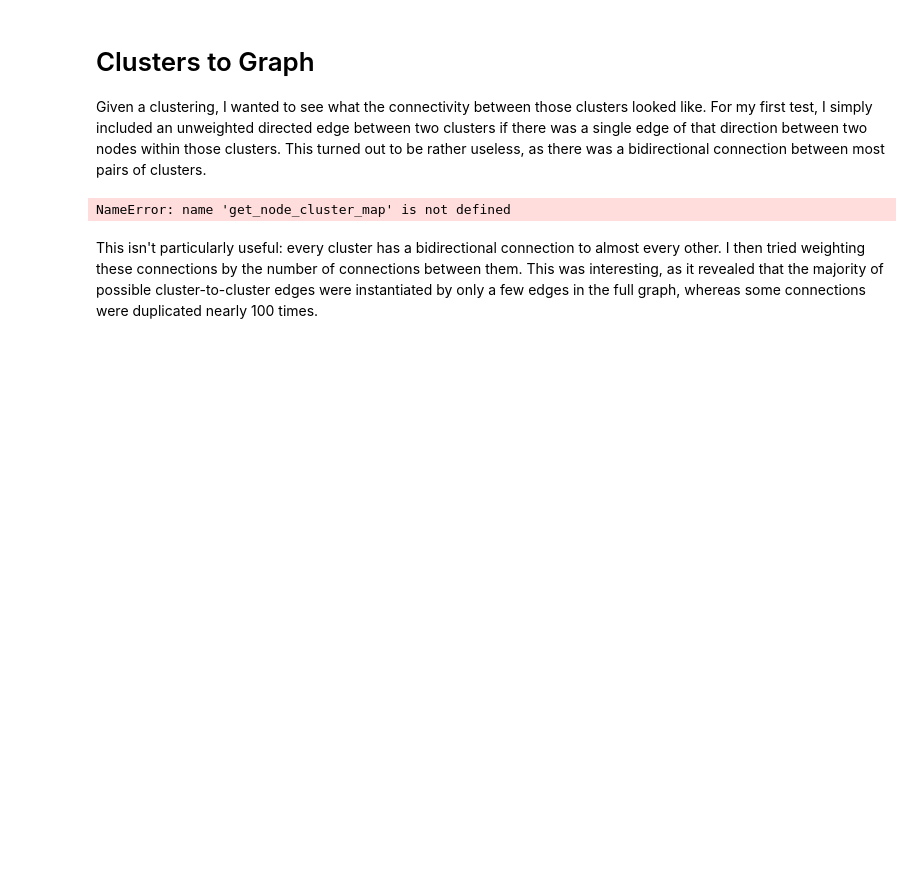
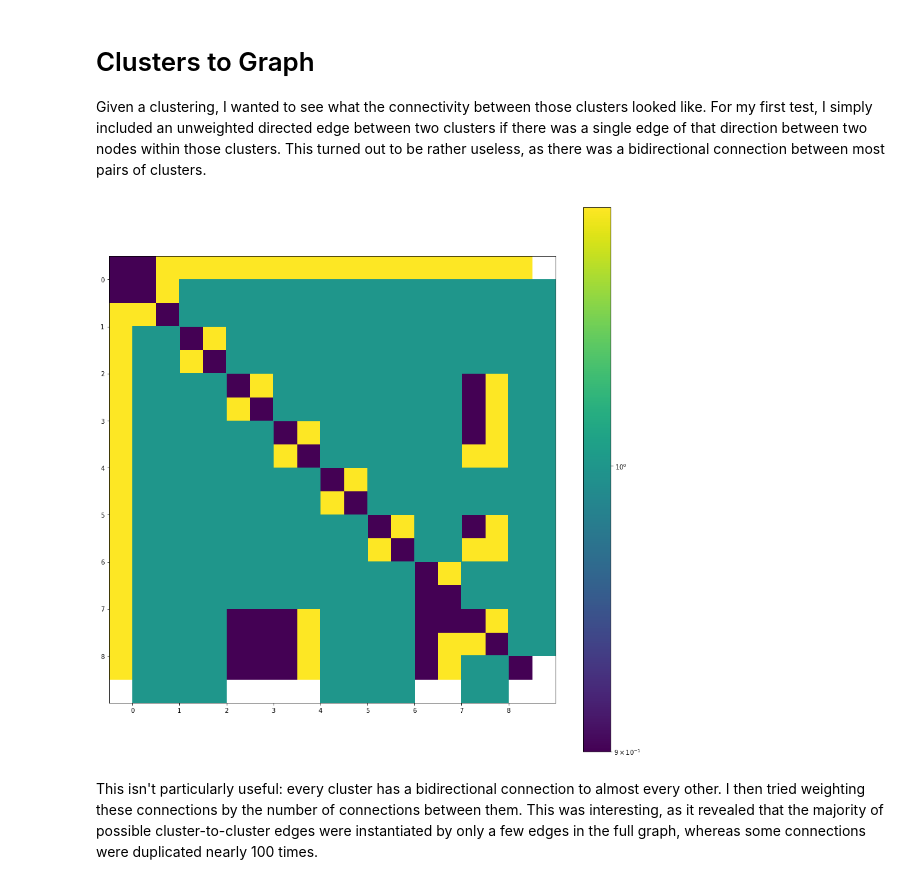
Before and after one commit to 3000farad/neuroloops, a Jupyter notebook: neuroloops.ipynb, the cells around one changed output. Drawn from its saved outputs; the diff is of its cells as text; code cells hidden in the pictures; blank space fills up the shorter version.

```diff
--- a/neuroloops.ipynb
+++ b/neuroloops.ipynb
@@ -284,17 +286,17 @@ Given a clustering, I wanted to see what the connectivity between those clusters
 # %%
 # Build a cluster lookup map indexed by node name
 node_cluster_map = get_node_cluster_map(cluster_nodes)
 C = nx.DiGraph()
 for i in range(len(cluster_nodes)):
     C.add_node(i)
 for edge in list(G.edges):
     from_cluster = node_cluster_map[edge[0]]
     to_cluster = node_cluster_map[edge[1]]
     if from_cluster != to_cluster:
         C.add_edge(from_cluster, to_cluster)
-nx.draw_spring(C, with_labels=True)
+plot_adjmtx(C)
 # %% [output]
-NameError: name 'get_node_cluster_map' is not defined
+[figure, added]
 # %% [markdown]
 This isn't particularly useful: every cluster has a bidirectional connection to almost every other.  I then tried weighting these connections by the number of connections between them.  This was interesting, as it revealed that the majority of possible cluster-to-cluster edges were instantiated by only a few edges in the full graph, whereas some connections were duplicated nearly 100 times.
 # %%
```
Also changed, not shown: parts of 13 cells of this notebook.
